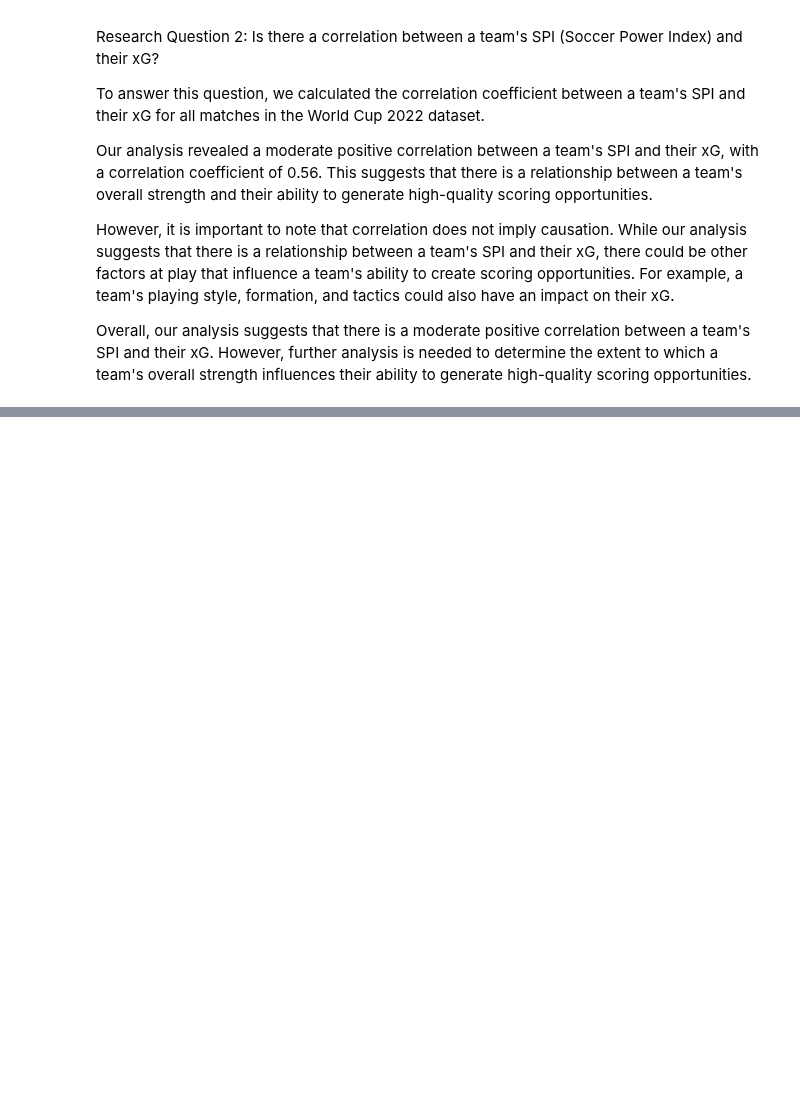
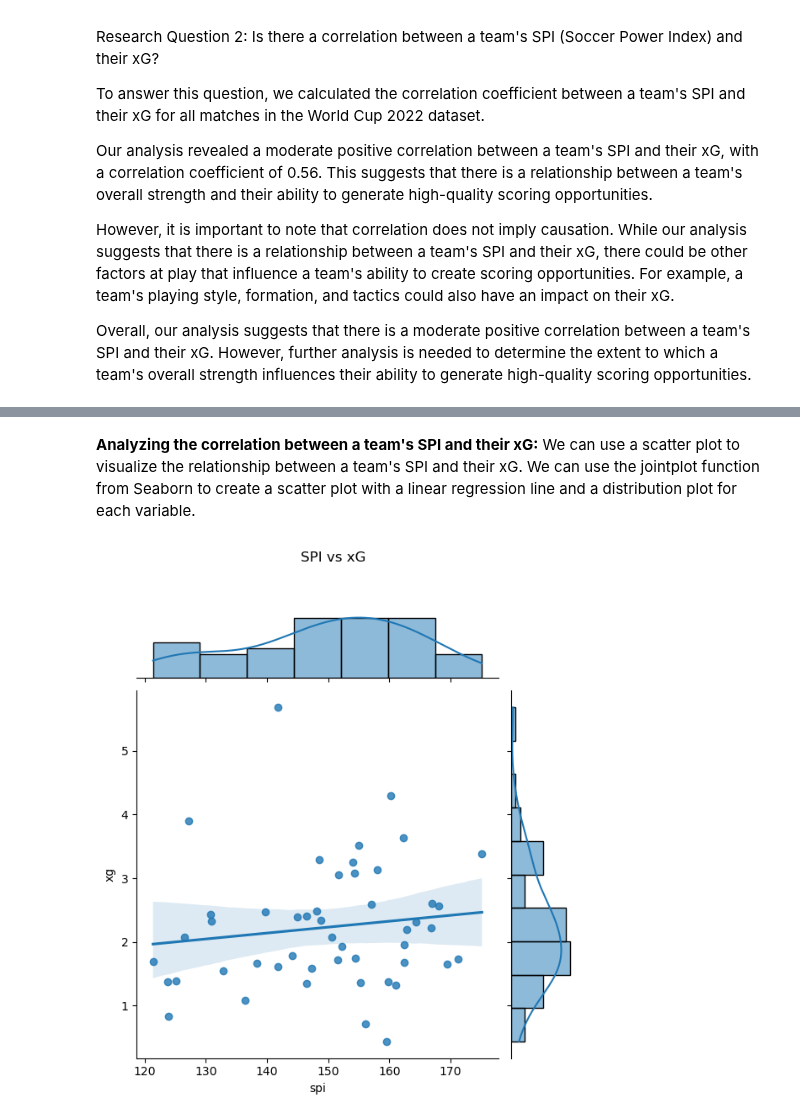
Before and after one commit to ubco-W2022T2-data301/project-group-group41, a Jupyter notebook: analysis/analysis3_Tony_Ngo.ipynb, the cells around one changed output, grey strips where cells are left out. Saved outputs shown, nothing was run; the diff lists cells and outputs as text; code cells hidden in the pictures; blank space fills up the shorter version.

```diff
--- a/analysis/analysis3_Tony_Ngo.ipynb
+++ b/analysis/analysis3_Tony_Ngo.ipynb
@@ -347,0 +373,17 @@ Overall, our analysis suggests that there is a moderate positive correlation bet
+# %% [markdown]
+**Analyzing the correlation between a team's SPI and their xG:**
+We can use a scatter plot to visualize the relationship between a team's SPI and their xG. We can use the jointplot function from Seaborn to create a scatter plot with a linear regression line and a distribution plot for each variable.
+# %%
+# Filter out matches with missing data for SPI or xG
+spi_xg_df = matches_df[['spi1', 'xg1', 'spi2', 'xg2']].dropna()
+
+# Combine SPI and xG for home and away teams
+spi_xg_df['spi'] = spi_xg_df['spi1'] + spi_xg_df['spi2']
+spi_xg_df['xg'] = spi_xg_df['xg1'] + spi_xg_df['xg2']
+
+# Plot SPI vs xG
+sns.jointplot(data=spi_xg_df, x='spi', y='xg', kind='reg')
+plt.suptitle('SPI vs xG', y=1.1)
+plt.show()
+# %% [output]
+[figure, added]
```
Also changed, not shown: parts of 3 cells of this notebook.
